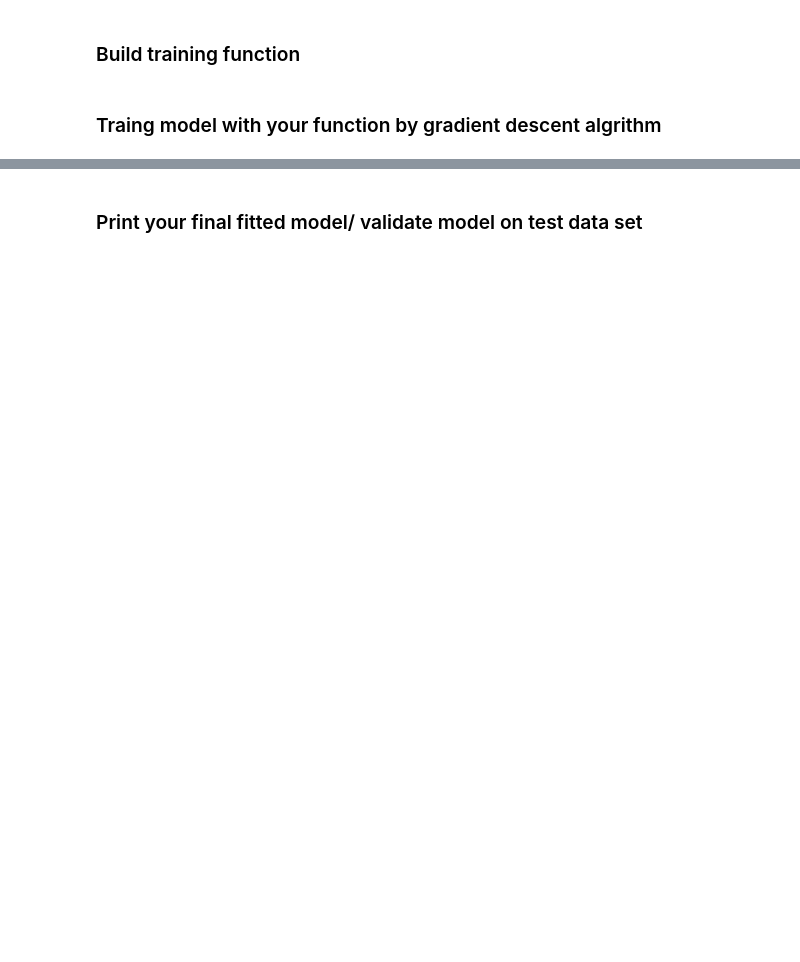
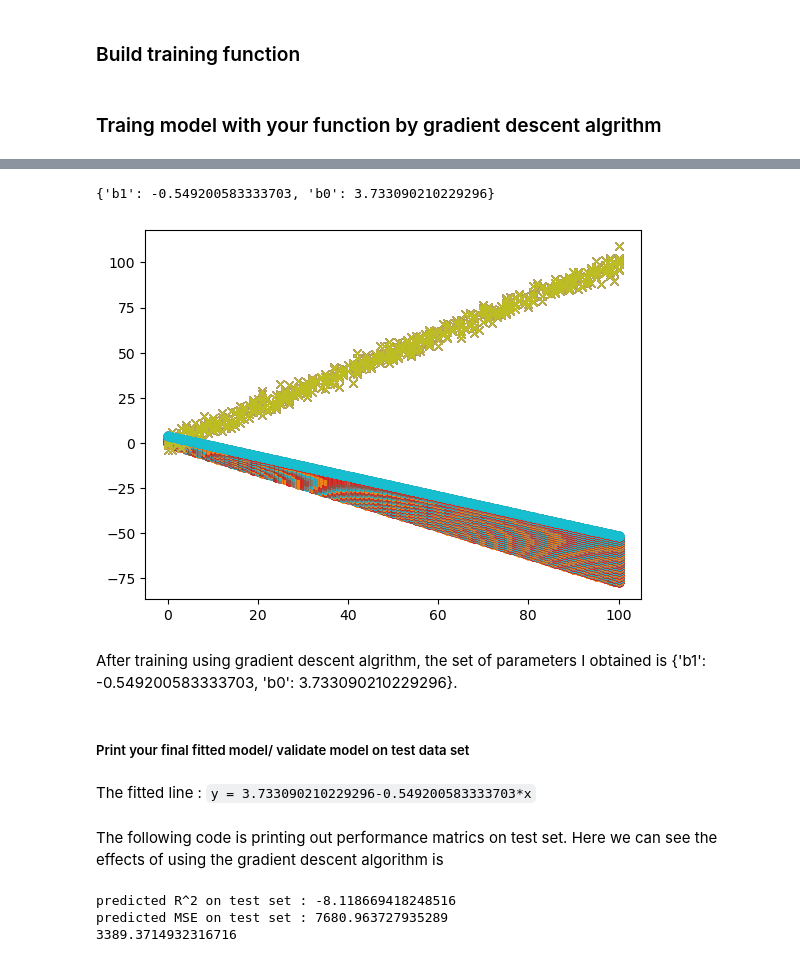
Before and after one commit to DS-XL/ds-intermediate-2023, a Jupyter notebook: Topic2/exercise/slr/SimpleLinearRegressionPractice.ipynb, the cells around one changed output, grey strips where cells are left out. Drawn from its saved outputs; the diff is of its cells as text; code cells hidden in the pictures; blank space fills up the shorter version.

```diff
--- a/Topic2/exercise/slr/SimpleLinearRegressionPractice.ipynb
+++ b/Topic2/exercise/slr/SimpleLinearRegressionPractice.ipynb
@@ -332,13 +497,3 @@ print("Test data size: {}".format(dt1t.shape))
-# %%
-x_train = dt1b['x']
-y_train = dt1b['y']
-x_test = dt1t['x']
-y_test = dt1t['y']
-
-x_train = np.array(x_train).reshape(699,1)
-y_train = np.array(y_train).reshape(699,1)
-x_test = np.array(x_test).reshape(300,1)
-y_test = np.array(y_test).reshape(300,1)
 # %% [markdown]
 ### Train steps:
 #### 0 - Initiate parameters
@@ -363,10 +518,15 @@ def cost_function(predictions, y_train):
 
 def deriv(x_train, y_train, predictions):
     #### code up your solution here ######
+    derivatives=dict()
+    derivatives['db0']=np.sum((predictions - y_train))
+    derivatives['db1'] = np.dot(np.transpose(predictions - y_train),x_train)[0,0]
 
     return derivatives
 
 def update_parameters(parameters, derivatives, learning_rate):
-    #### code up your solution here ######
+    #### code up your solution here
+    parameters['b1']=parameters['b1']-learning_rate*derivatives['db1']
+    parameters['b0']=parameters['b0']-learning_rate*derivatives['db0']
 
     return parameters
@@ -376,7 +539,9 @@ def update_parameters(parameters, derivatives, learning_rate):
 def train(x_train, y_train, learning_rate, iters = 5):
     # random initialization of parameters
     parameters = dict()
+    np.random.seed(10)
     parameters["b1"] = np.random.uniform(0,1) * -1
+    np.random.seed(5)
     parameters["b0"] = np.random.uniform(0,1) * -1
 
     plt.figure()
@@ -388,13 +553,13 @@ def train(x_train, y_train, learning_rate, iters = 5):
     for i in range(iters):
 
         # Prediction
-        #### code up your solution here ######
-
+        predictions=get_pred(x_train, parameters)
         # cost function
-        #### code up your solution here ######
+        cost=cost_function(predictions, y_train)
 
         # append loss and print
         loss.append(cost)
+
         print("Iteration = {}, Loss = {}".format(i+1, cost))
 
         # plot function
@@ -402,10 +567,10 @@ def train(x_train, y_train, learning_rate, iters = 5):
         plt.plot(x_train, predictions, 'o')
 
         # Calc. gradient/derivatives
-        #### code up your solution here ######
+        derivatives= deriv(x_train, y_train, predictions)
 
         # update parameters
-        #### code up your solution here ######
+        parameters=update_parameters(parameters, derivatives, learning_rate)
 
     return parameters, loss
 # %% [markdown]
@@ -414,0 +578,5 @@ parameters,loss = train(x_train, y_train, learning_rate, iters)
+# %%
+fitted_parameters, loss=train(x_train, y_train, 0.000000001, iters = 100)
+#y = -0.10726546430095851 + 1.00065638*x
+fitted_parameters
+# %% [output]
@@ -415,2 +600,24 @@ parameters,loss = train(x_train, y_train, learning_rate, iters)
+{'b1': -0.549200583333703, 'b0': 3.733090210229296}
+[figure, added]
+# %% [markdown]
+After training using gradient descent algrithm, the set of parameters I obtained is {'b1': -0.549200583333703, 'b0': 3.733090210229296}.
 # %% [markdown]
-### Print your final fitted model/ validate model on test data set
+##### Print your final fitted model/ validate model on test data set
+# %% [markdown]
+The fitted line : `y = 3.733090210229296-0.549200583333703*x`
+# %% [markdown]
+The following code is printing out performance matrics on test set. Here we can see the effects of using the gradient descent algorithm is
+# %%
+parameters['b1']=fitted_parameters['b1']
+parameters['b0']=fitted_parameters['b0']
+x_test = x_test.reshape(-1,1)
+y_test_predict=get_pred(x_test, parameters)
+print('predicted R^2 on test set :', r2_score(y_test, y_test_predict))
+print('predicted MSE on test set :', mean_squared_error(y_test,y_test_predict))
+#r2_score(y_test, y_test_predict)
+#y_test_predict.shape
+print(cost_function(y_test_predict, y_test))
+# %% [output]
+predicted R^2 on test set : -8.118669418248516
+predicted MSE on test set : 7680.963727935289
+3389.3714932316716
```
Also changed, not shown: parts of 24 cells of this notebook, 2 other files.
